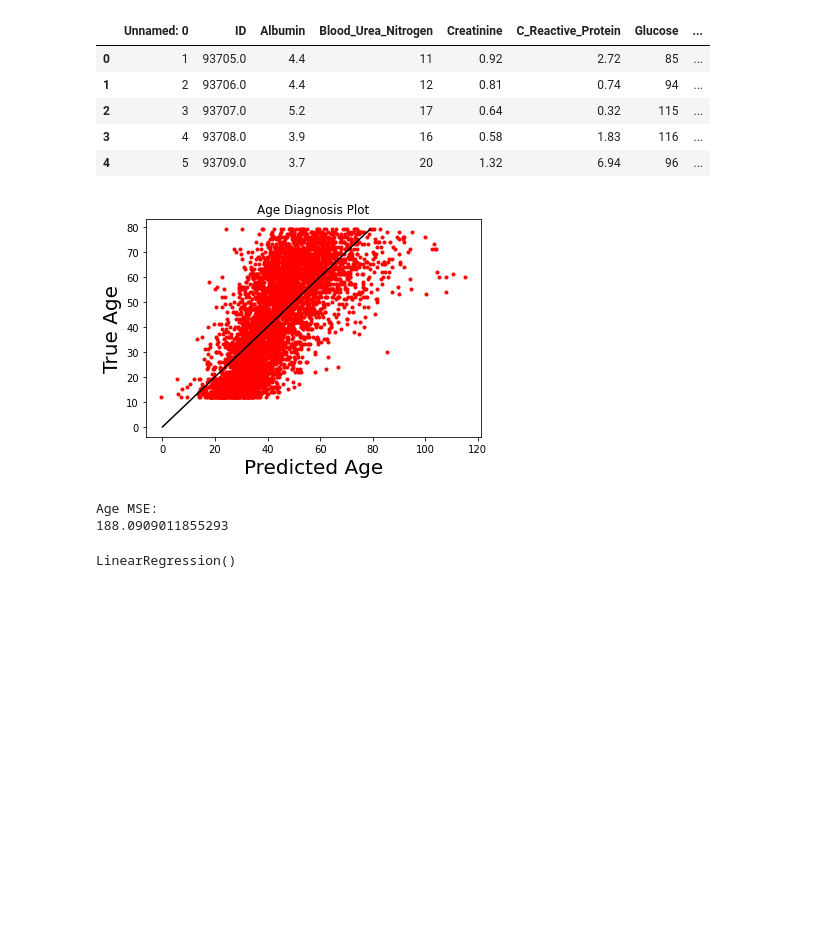
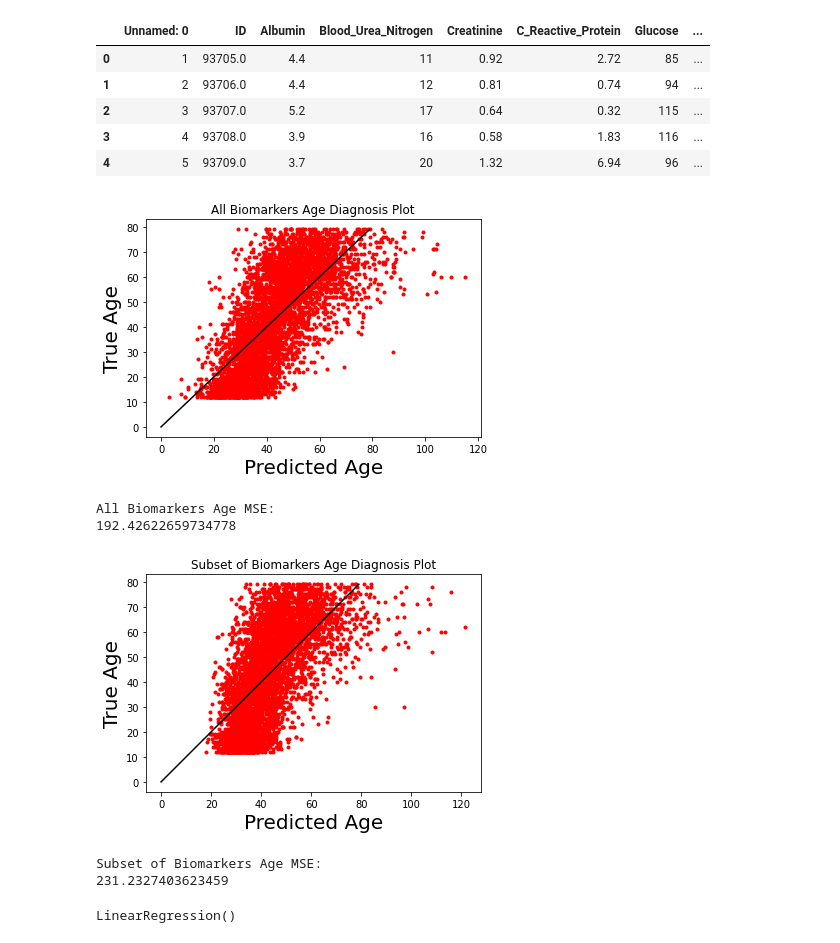
Before and after one commit to epenning/aging-biomarkers, a Jupyter notebook: regression.ipynb, the cells around one changed output. Cells and saved outputs as stored; diff of their text form; code cells hidden in the pictures; blank space fills up the shorter version.

```diff
--- a/regression.ipynb
+++ b/regression.ipynb
@@ -15,38 +15,43 @@ nhanes.head()
 | 3 | 4 | 93708.0 | 3.9 | 16 | 0.58 | 1.83 | 116 | ... |
 | 4 | 5 | 93709.0 | 3.7 | 20 | 1.32 | 6.94 | 96 | ... |
 # %%
-def run_age_regression(df, regression_name):
-    X = df[['Albumin', 'Blood_Urea_Nitrogen', 'Creatinine', 'C_Reactive_Protein', 'Glucose',
-            'Glycohemoglobin', 'Total_Cholesterol', 'Uric_Acid', 'White_Blood_Cell_Count', 'Lymphocyte_Percent',
-            'Mean_Cell_Volume', 'Red_Cell_Distribution_Width', 'Systolic_Blood_Pressure']]
+def run_age_regression(df, X, regression_name):
     y = df['Age']
 
     # Normalize values of X
     X = MinMaxScaler().fit_transform(X)
 
     reg = LinearRegression()
     reg.fit(X, y)
 
     y_pred = reg.predict(X)
 
     # Diagnosis plot
     plt.plot(reg.predict(X), y, '.r')
     plt.plot([0, max(y)], [0, max(y)], 'k')
     plt.xlabel('Predicted Age', size = 20)
     plt.ylabel('True Age', size = 20)
     plt.title(regression_name + ' Diagnosis Plot')
     plt.show()
 
     # Calculate mean squared error
     mse = np.mean((y - y_pred)**2)
     print(regression_name + ' MSE:')
     print(mse)
 
     return reg
 
-run_age_regression(nhanes, 'Age')
+X_full = nhanes[['Blood_Urea_Nitrogen', 'Creatinine', 'C_Reactive_Protein', 'Glucose',
+            'Glycohemoglobin', 'Total_Cholesterol', 'Uric_Acid', 'White_Blood_Cell_Count', 'Lymphocyte_Percent',
+            'Mean_Cell_Volume', 'Red_Cell_Distribution_Width', 'Systolic_Blood_Pressure']]
+X_subset = nhanes[['Blood_Urea_Nitrogen', 'Glucose', 'Glycohemoglobin', 'Systolic_Blood_Pressure']]
+run_age_regression(nhanes, X_full, 'All Biomarkers Age')
+run_age_regression(nhanes, X_subset, 'Subset of Biomarkers Age')
 # %% [output]
-[figure, old version]
+[figure, new version]
-Age MSE:
-188.0909011855293
+All Biomarkers Age MSE:
+192.42622659734778
+[figure, added]
-LinearRegression()
+Subset of Biomarkers Age MSE:
+231.2327403623459
+LinearRegression()
```
Also changed, not shown: 1 other file.
